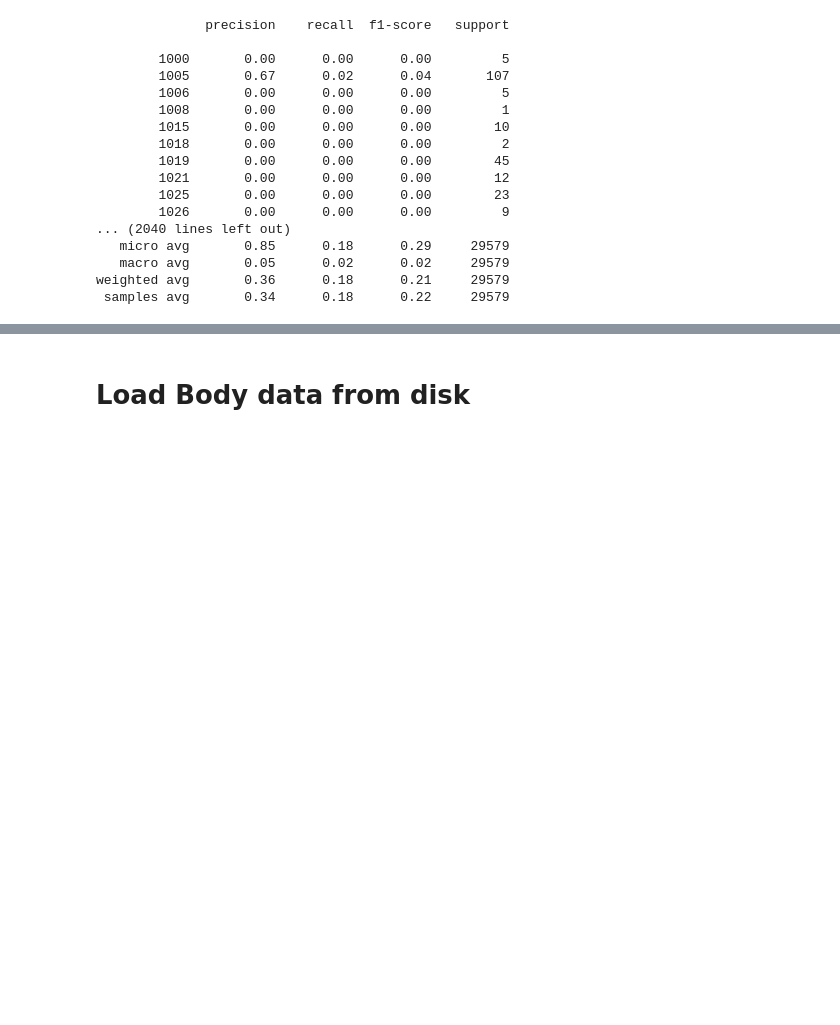
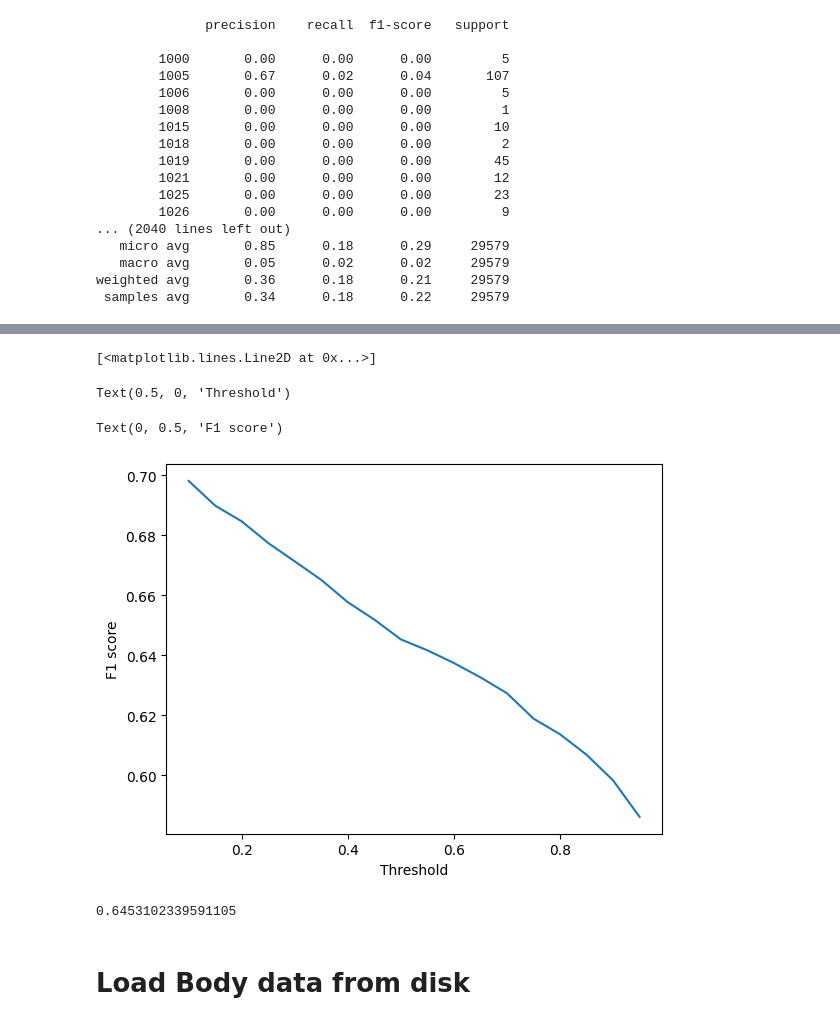
Before and after one commit to Marketos-Damigos/732A81-Text_Mining_project, a Jupyter notebook: multinomial_nb.ipynb, the cells around one changed output, grey strips where cells are left out. Drawn from its saved outputs; the diff is of its cells as text; code cells hidden in the pictures; blank space fills up the shorter version.

```diff
--- a/multinomial_nb.ipynb
+++ b/multinomial_nb.ipynb
@@ -177,0 +192,19 @@ weighted avg       0.36      0.18      0.21     29579
+# %%
+def classify(pred_prob,thresh):
+    y_pred = []
+
+    for tag_label_row in pred_prob:
+        temp=[]
+        for tag_label in tag_label_row:
+            if tag_label >= thresh:
+                temp.append(1) # Infer tag value as 1 (present)
+            else:
+                temp.append(0) # Infer tag value as 0 (absent)
+        y_pred.append(temp)
+
+    return y_pred
+# %%
+y_pred_labels = classify(y_pred_proba_vec, 0.5)
+# %%
+y_pred = np.array(y_pred_labels).ravel() # Flatten
+y_true = y_test_title.ravel()
@@ -178,3 +222,27 @@ weighted avg       0.36      0.18      0.21     29579
+# %%
+thresholds = np.arange(0.1, 1, 0.05)
+f1_scores = []
+y_true = y_test_title.ravel()
+for threshold in thresholds:
+    y_pred_labels = classify(y_pred_proba_vec, threshold)
+    y_pred = np.array(y_pred_labels).ravel() # Flatten
+
+    f1_scores.append(classification_report(y_true, y_pred, output_dict=True)['macro avg']['f1-score'])
+# %%
+# plot the F1 score for different thresholds
+plt.plot(thresholds, f1_scores)
+plt.xlabel('Threshold')
+plt.ylabel('F1 score')
+plt.show()
+# %% [output]
+[<matplotlib.lines.Line2D at 0x...>]
+Text(0.5, 0, 'Threshold')
+Text(0, 0.5, 'F1 score')
+[figure, added]
+# %%
+x['macro avg']['f1-score']
+# %% [output]
+0.6453102339591105
 # %% [markdown]
 # Load Body data from disk
 # %%
```
Also changed, not shown: parts of 10 cells of this notebook, 2 other files.
